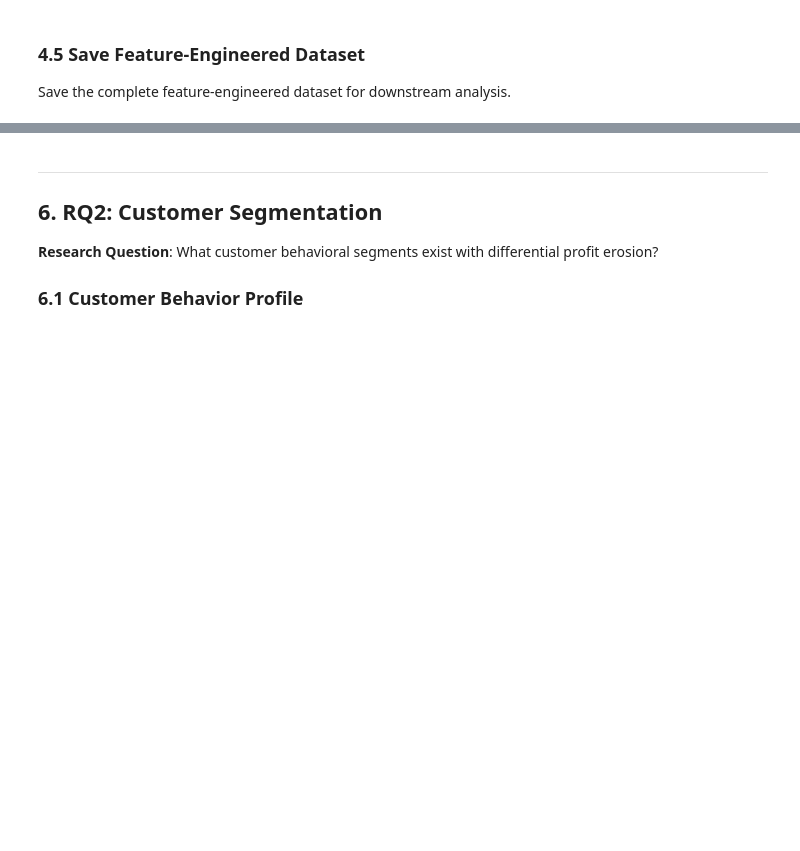
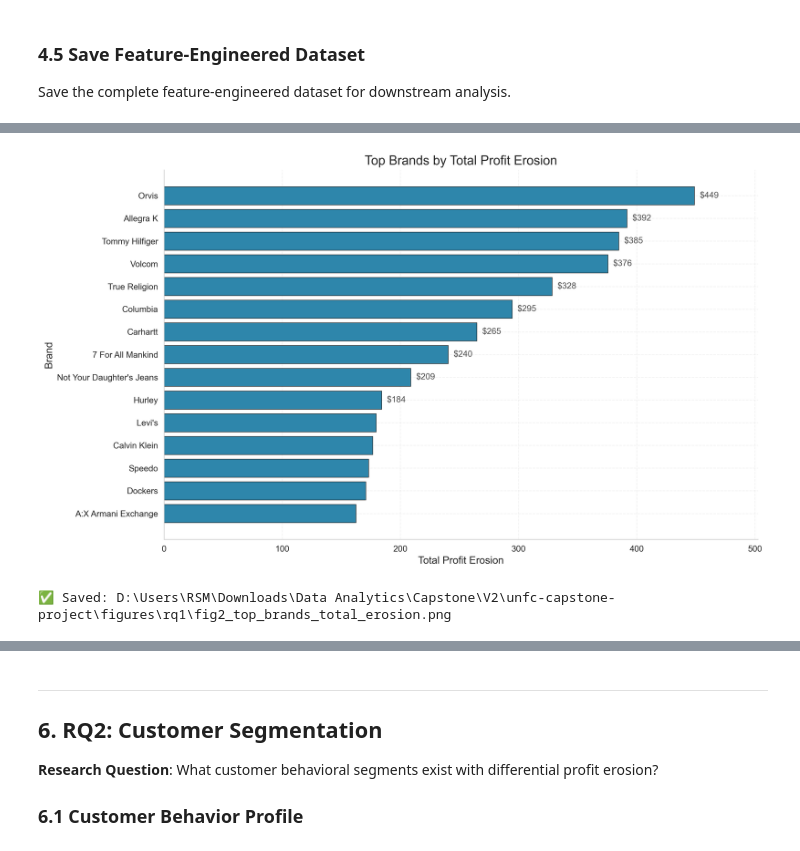
Before and after one commit to kojounfc/unfc-capstone-project-1, a Jupyter notebook: notebooks/profit_erosion_analysis.ipynb, the cells around one changed output, grey strips where cells are left out. Drawn from its saved outputs; the diff is of its cells as text; code cells hidden in the pictures; blank space fills up the shorter version.

```diff
--- a/notebooks/profit_erosion_analysis.ipynb
+++ b/notebooks/profit_erosion_analysis.ipynb
@@ -645,0 +1286,19 @@ plt.show()
+# %%
+out_path = RQ1_FIG_DIR / "fig2_top_brands_total_erosion.png"
+
+rq1_visuals.plot_top_groups_total_erosion(
+    erosion_brand,
+    group_col="brand",
+    value_col="total_profit_erosion",
+    top_n=15,
+    out_path=out_path,
+    title="Top Brands by Total Profit Erosion",
+)
+
+if out_path.exists():
+    display(Image(filename=str(out_path)))
+
+print(f"✅ Saved: {out_path}")
+# %% [output]
+[figure, added]
+✅ Saved: D:\Users\RSM\Downloads\Data Analytics\Capstone\V2\unfc-capstone-project\figures\rq1\fig2_top_brands_total_erosion.png
```
Also changed, not shown: parts of 49 cells of this notebook.
